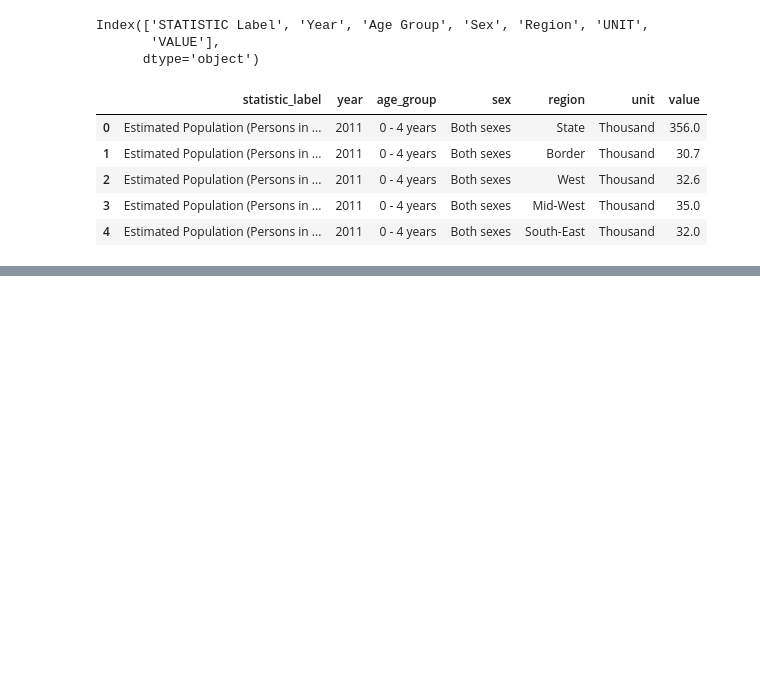
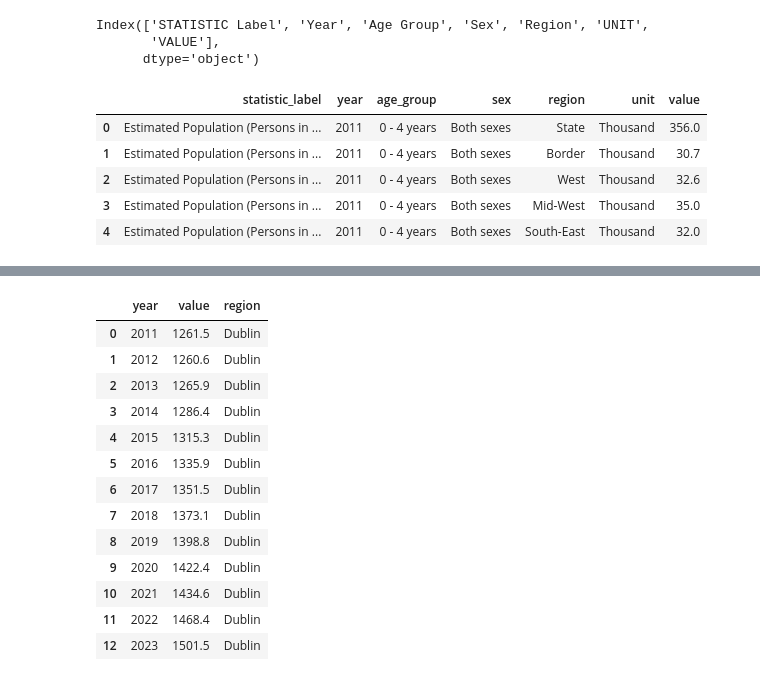
Before and after one commit to shyamghan17/Assignments, a Jupyter notebook: Population_dataset.ipynb, the cells around one changed output, grey strips where cells are left out. Saved outputs shown, nothing was run; the diff lists cells and outputs as text; code cells hidden in the pictures; blank space fills up the shorter version.

```diff
--- a/Population_dataset.ipynb
+++ b/Population_dataset.ipynb
@@ -182,6 +169,22 @@ plt.show()
 # %%
  # we can see that there is slightly decrease in population for 2011 to 2023 which indicate that the birth rate has decresed by
 #now calculate the change
+dublin_value
+# %% [output]
+|  | year | value | region |
+| 0 | 2011 | 1261.5 | Dublin |
+| 1 | 2012 | 1260.6 | Dublin |
+| 2 | 2013 | 1265.9 | Dublin |
+| 3 | 2014 | 1286.4 | Dublin |
+| 4 | 2015 | 1315.3 | Dublin |
+| 5 | 2016 | 1335.9 | Dublin |
+| 6 | 2017 | 1351.5 | Dublin |
+| 7 | 2018 | 1373.1 | Dublin |
+| 8 | 2019 | 1398.8 | Dublin |
+| 9 | 2020 | 1422.4 | Dublin |
+| 10 | 2021 | 1434.6 | Dublin |
+| 11 | 2022 | 1468.4 | Dublin |
+| 12 | 2023 | 1501.5 | Dublin |
 # %%
 every_year_decreased = -17.47191 / 12
 every_year_decreased
```
Also changed, not shown: parts of 15 cells of this notebook.
